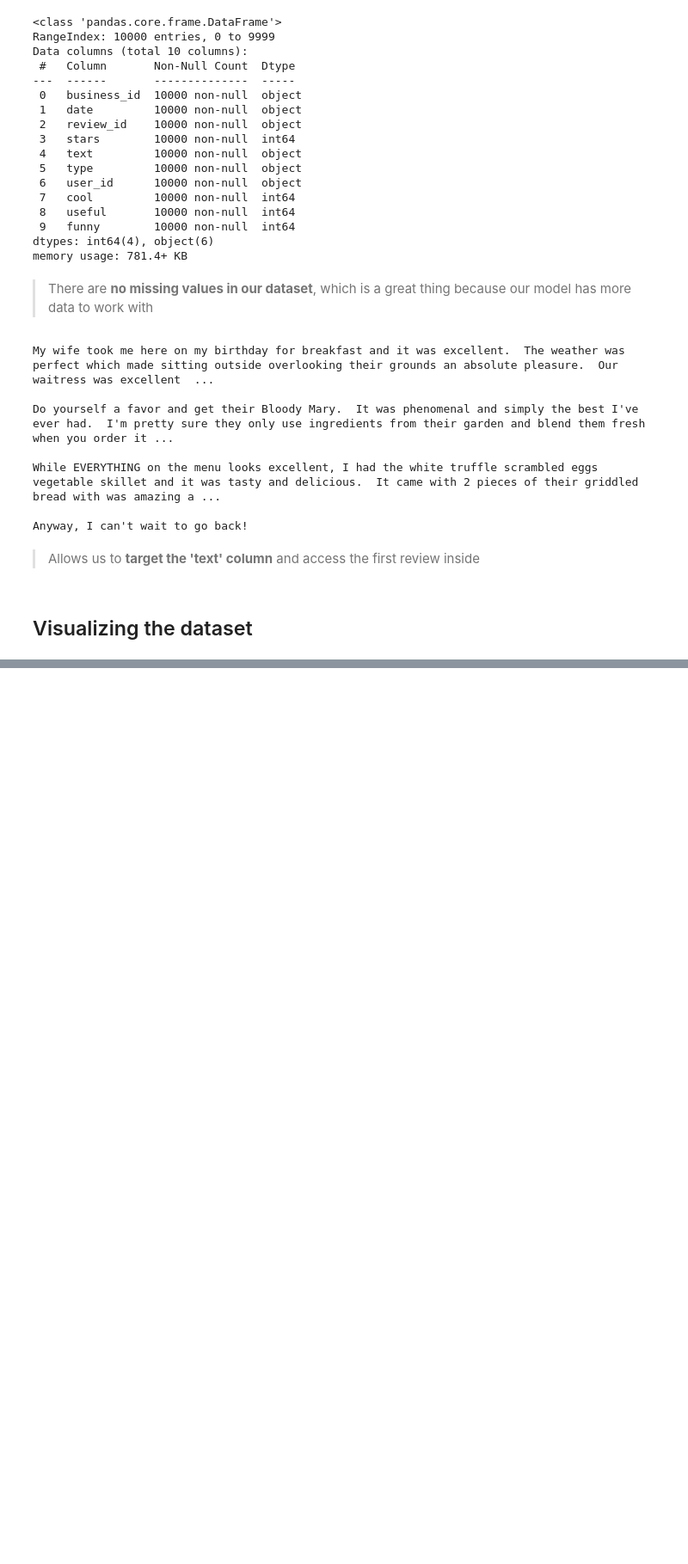
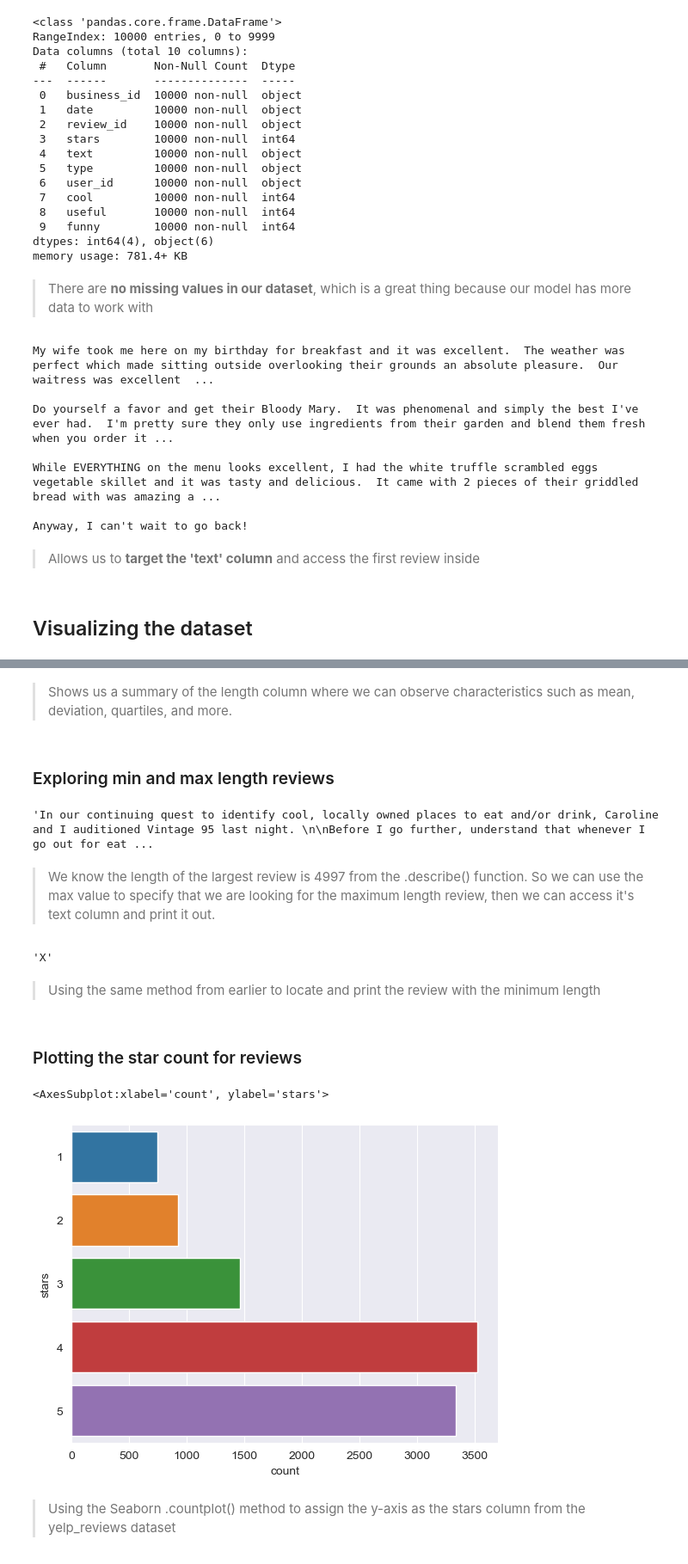
Before and after one commit to redayzarra/NLP_YelpReviews, a Jupyter notebook: Yelp_Reviews_NLP.ipynb, the cells around one changed output, grey strips where cells are left out. Shown: that part at 86% size. Saved outputs shown, nothing was run; the diff lists cells and outputs as text; code cells hidden in the pictures; blank space fills up the shorter version.

```diff
--- a/Yelp_Reviews_NLP.ipynb
+++ b/Yelp_Reviews_NLP.ipynb
@@ -106,0 +161,25 @@ Anyway, I can't wait to go back!
+# %% [markdown]
+> Shows us a summary of the length column where we can observe characteristics such as mean, deviation, quartiles, and more.
+# %% [markdown]
+### Exploring min and max length reviews
+# %%
+yelp_reviews[yelp_reviews['length'] == 4997]['text'].iloc[0]
+# %% [output]
+'In our continuing quest to identify cool, locally owned places to eat and/or drink, Caroline and I auditioned Vintage 95 last night. \n\nBefore I go further, understand that whenever I go out for eat ...
+# %% [markdown]
+> We know the length of the largest review is 4997 from the .describe() function. So we can use the max value to specify that we are looking for the maximum length review, then we can access it's text column and print it out.
+# %%
+yelp_reviews[yelp_reviews['length'] == 1]['text'].iloc[0]
+# %% [output]
+'X'
+# %% [markdown]
+> Using the same method from earlier to locate and print the review with the minimum length
+# %% [markdown]
+### Plotting the star count for reviews
+# %%
+sns.countplot(y = 'stars', data = yelp_reviews)
+# %% [output]
+<AxesSubplot:xlabel='count', ylabel='stars'>
+[figure, added]
+# %% [markdown]
+> Using the Seaborn .countplot() method to assign the y-axis as the stars column from the yelp_reviews dataset
```
Also changed, not shown: parts of 10 cells of this notebook, 1 other file.
